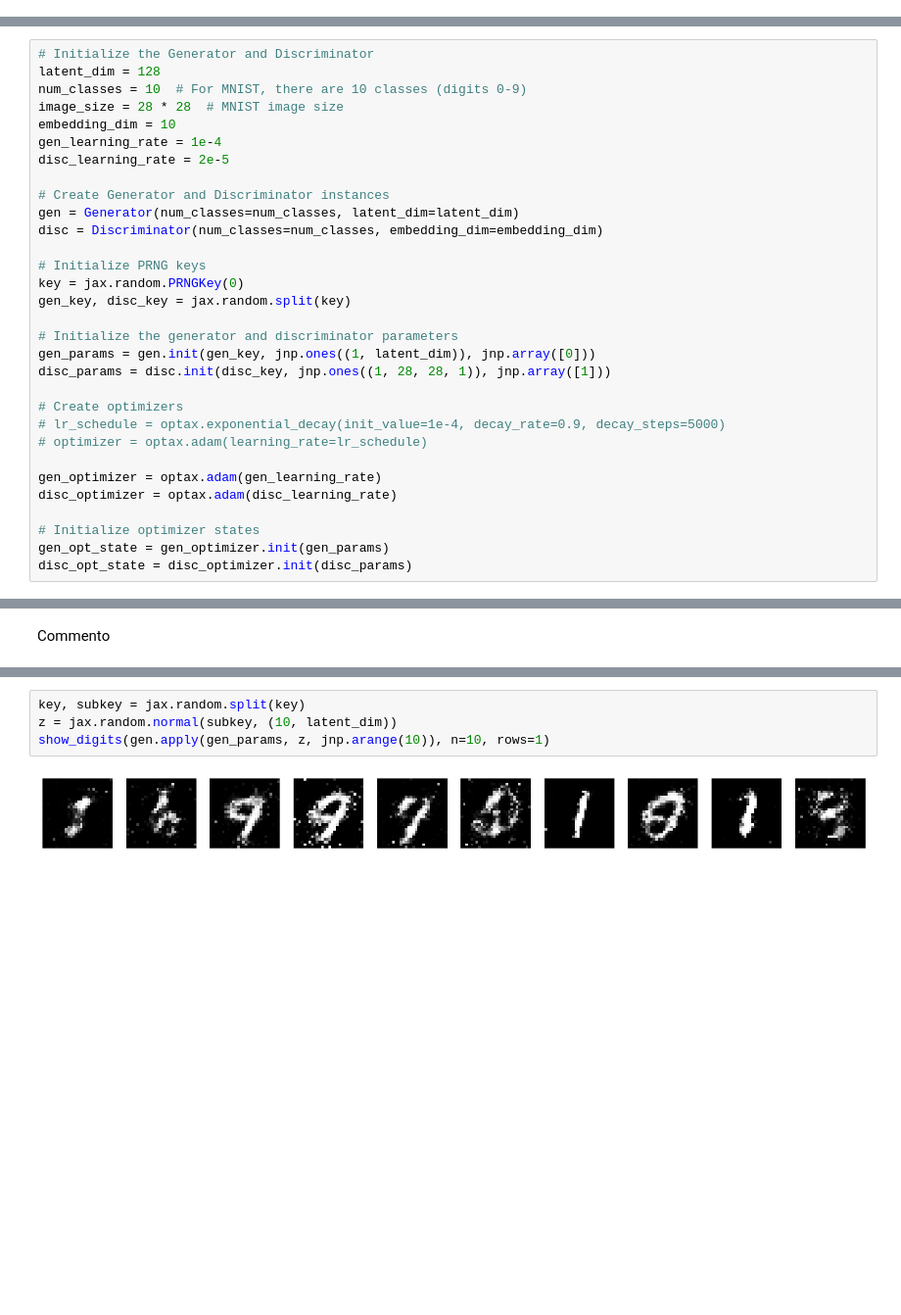
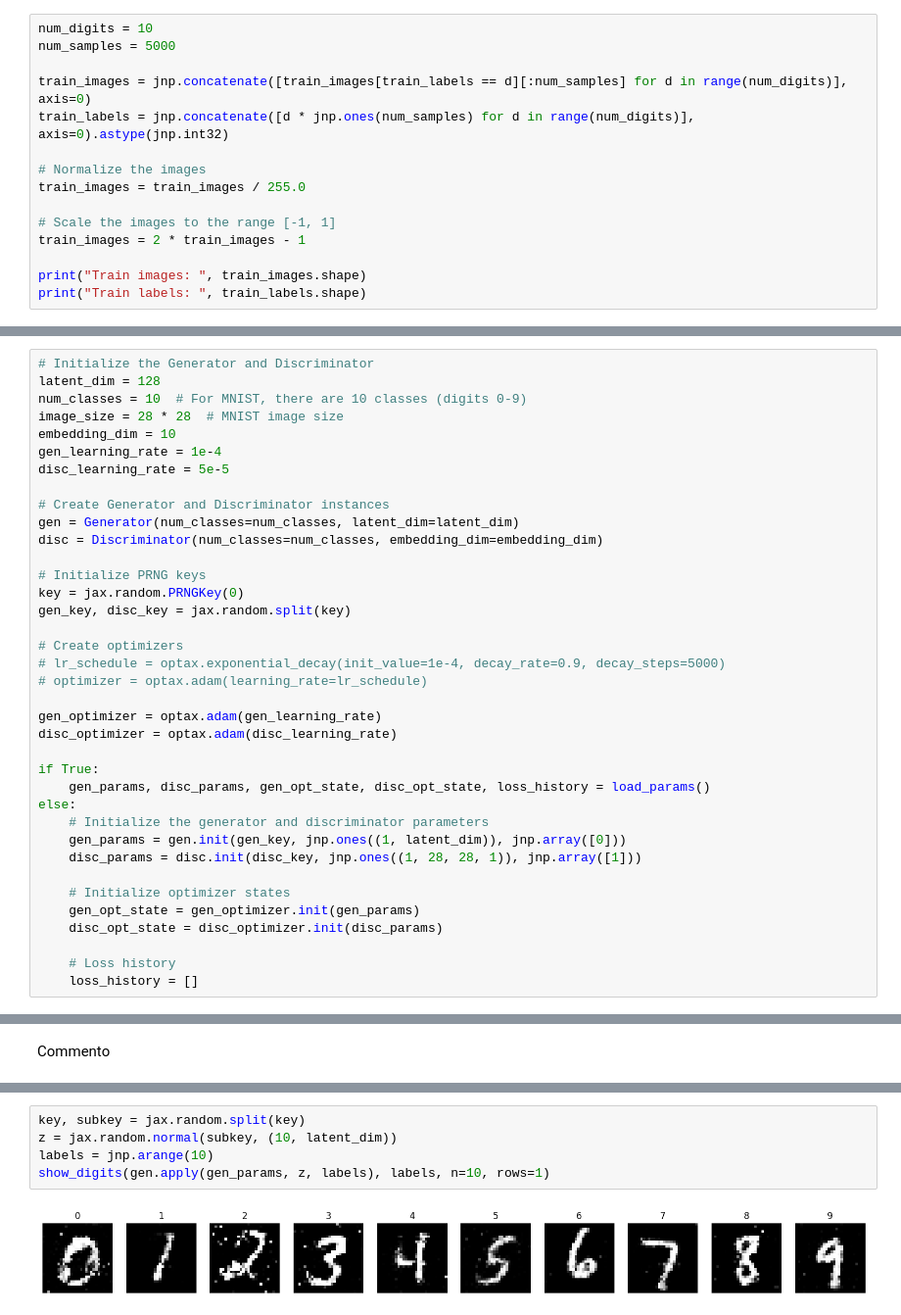
Before and after one commit to Lv1g1/GAN-NAML-Project, a Jupyter notebook: GAN.ipynb, the cells around one changed output, grey strips where cells are left out. Shown at 98% size. Drawn from its saved outputs; the diff is of its cells as text; blank space fills up the shorter version.

```diff
--- a/GAN.ipynb
+++ b/GAN.ipynb
@@ -94,0 +113,15 @@ Train labels:  (10000,)
+# %%
+num_digits = 10
+num_samples = 5000
+
+train_images = jnp.concatenate([train_images[train_labels == d][:num_samples] for d in range(num_digits)], axis=0)
+train_labels = jnp.concatenate([d * jnp.ones(num_samples) for d in range(num_digits)], axis=0).astype(jnp.int32)
+
+# Normalize the images
+train_images = train_images / 255.0
+
+# Scale the images to the range [-1, 1]
+train_images = 2 * train_images - 1
+
+print("Train images: ", train_images.shape)
+print("Train labels: ", train_labels.shape)
@@ -162,7 +198,7 @@ num_classes = 10  # For MNIST, there are 10 classes (digits 0-9)
 image_size = 28 * 28  # MNIST image size
 embedding_dim = 10
 gen_learning_rate = 1e-4
-disc_learning_rate = 2e-5
+disc_learning_rate = 5e-5
 
 # Create Generator and Discriminator instances
 gen = Generator(num_classes=num_classes, latent_dim=latent_dim)
@@ -172,10 +208,6 @@ disc = Discriminator(num_classes=num_classes, embedding_dim=embedding_dim)
 key = jax.random.PRNGKey(0)
 gen_key, disc_key = jax.random.split(key)
 
-# Initialize the generator and discriminator parameters
-gen_params = gen.init(gen_key, jnp.ones((1, latent_dim)), jnp.array([0]))
-disc_params = disc.init(disc_key, jnp.ones((1, 28, 28, 1)), jnp.array([1]))
-
 # Create optimizers
 # lr_schedule = optax.exponential_decay(init_value=1e-4, decay_rate=0.9, decay_steps=5000)
 # optimizer = optax.adam(learning_rate=lr_schedule)
@@ -183,7 +215,17 @@ disc_params = disc.init(disc_key, jnp.ones((1, 28, 28, 1)), jnp.array([1]))
 gen_optimizer = optax.adam(gen_learning_rate)
 disc_optimizer = optax.adam(disc_learning_rate)
 
-# Initialize optimizer states
-gen_opt_state = gen_optimizer.init(gen_params)
-disc_opt_state = disc_optimizer.init(disc_params)
+if True:
+    gen_params, disc_params, gen_opt_state, disc_opt_state, loss_history = load_params()
+else:
+    # Initialize the generator and discriminator parameters
+    gen_params = gen.init(gen_key, jnp.ones((1, latent_dim)), jnp.array([0]))
+    disc_params = disc.init(disc_key, jnp.ones((1, 28, 28, 1)), jnp.array([1]))
+
+    # Initialize optimizer states
+    gen_opt_state = gen_optimizer.init(gen_params)
+    disc_opt_state = disc_optimizer.init(disc_params)
+
+    # Loss history
+    loss_history = []
 # %%
@@ -435,6 +430,7 @@ show_digits(jnp.concatenate(gen_images[-3:]), jnp.concatenate([jnp.arange(10)] *
 # %%
 key, subkey = jax.random.split(key)
 z = jax.random.normal(subkey, (10, latent_dim))
-show_digits(gen.apply(gen_params, z, jnp.arange(10)), n=10, rows=1)
+labels = jnp.arange(10)
+show_digits(gen.apply(gen_params, z, labels), labels, n=10, rows=1)
 # %% [output]
-[figure, old version]
+[figure, new version]
```
Also changed, not shown: parts of 19 cells of this notebook, 5 other files.
